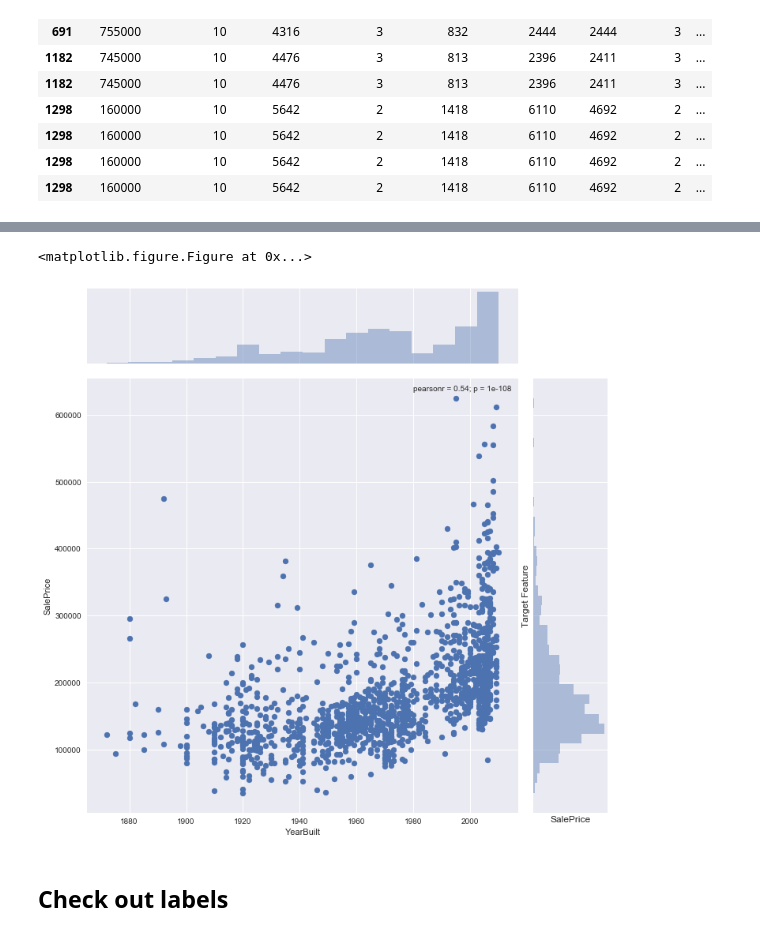
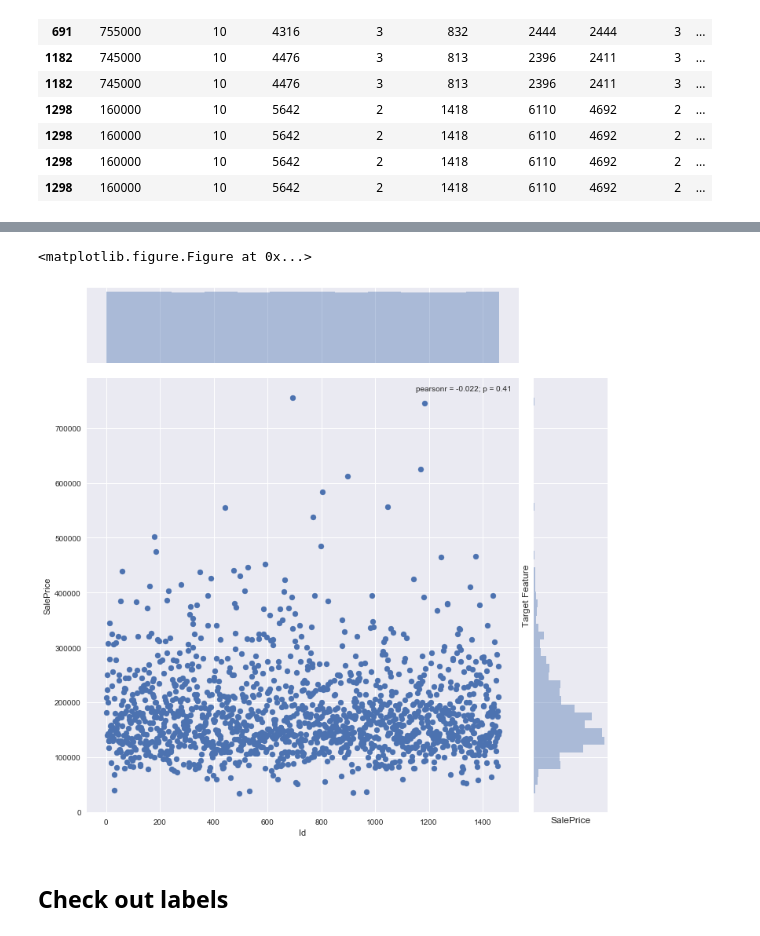
Before and after one commit to emmaren/House-Prices-Kaggle-Competition, a Jupyter notebook: House_price_competition.ipynb, the cells around one changed output, grey strips where cells are left out. Drawn from its saved outputs; the diff is of its cells as text; code cells hidden in the pictures.

```diff
--- a/House_price_competition.ipynb
+++ b/House_price_competition.ipynb
@@ -154,12 +159,11 @@ outliers[top_cor_feats].sort_index()
 | 1298 | 160000 | 10 | 5642 | 2 | 1418 | 6110 | 4692 | 2 | ... |
 # %%
 # Combine the eyeball test and the Tukey test to determine what records to remove
-# 1298 and 523 seems having more extrme values than the other three, so drop them for now.
 print(train.shape)
 train = train.drop(train[train.index==523].index)
-train = train.drop(train[train.index==691].index)
 train = train.drop(train[train.index==1298].index)
-train = train.drop(train[train.index==1182].index)
+# train = train.drop(train[train.index==691].index)
+# train = train.drop(train[train.index==1182].index)
 print(train.shape)
 # %% [output]
 (1460, 81)
@@ -178,13 +171,13 @@ Name: SalePrice, dtype: float64
 # %%
-#  Check to see if Id is valuable
+# No meaningful pattern here, implying that Id doesn't contain any helpful information
 plt.figure(figsize=(8,8))
-sns.jointplot(x= 'YearBuilt', y= 'SalePrice', data= train,size=10)
+sns.jointplot(x= 'Id', y= 'SalePrice', data= train,size=10)
 plt.ylabel('Target Feature', fontsize=12)
 plt.xlabel('SalePrice', fontsize=12)
 plt.show()
 # %% [output]
 <matplotlib.figure.Figure at 0x...>
-[figure, old version]
+[figure, new version]
 # %% [markdown]
 ## Check out labels
 # %%
```
Also changed, not shown: parts of 47 cells of this notebook.
